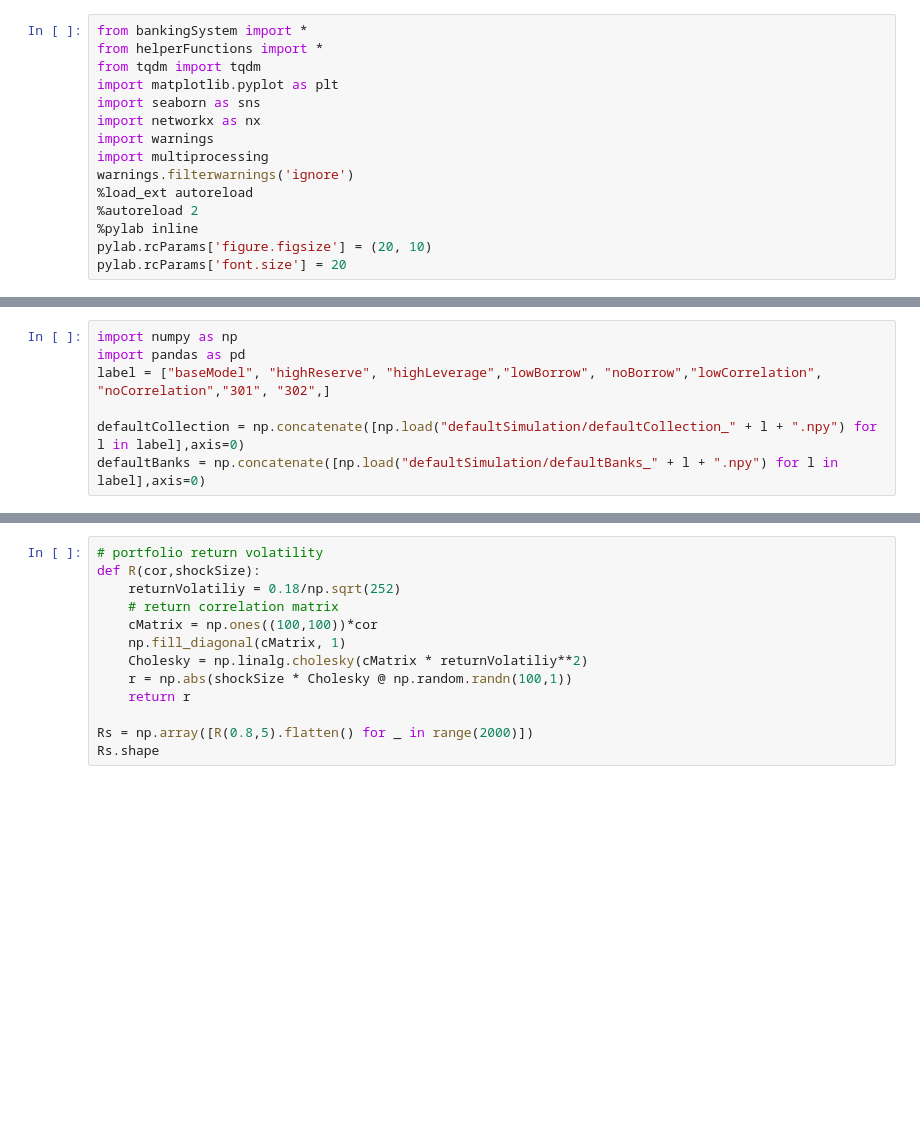
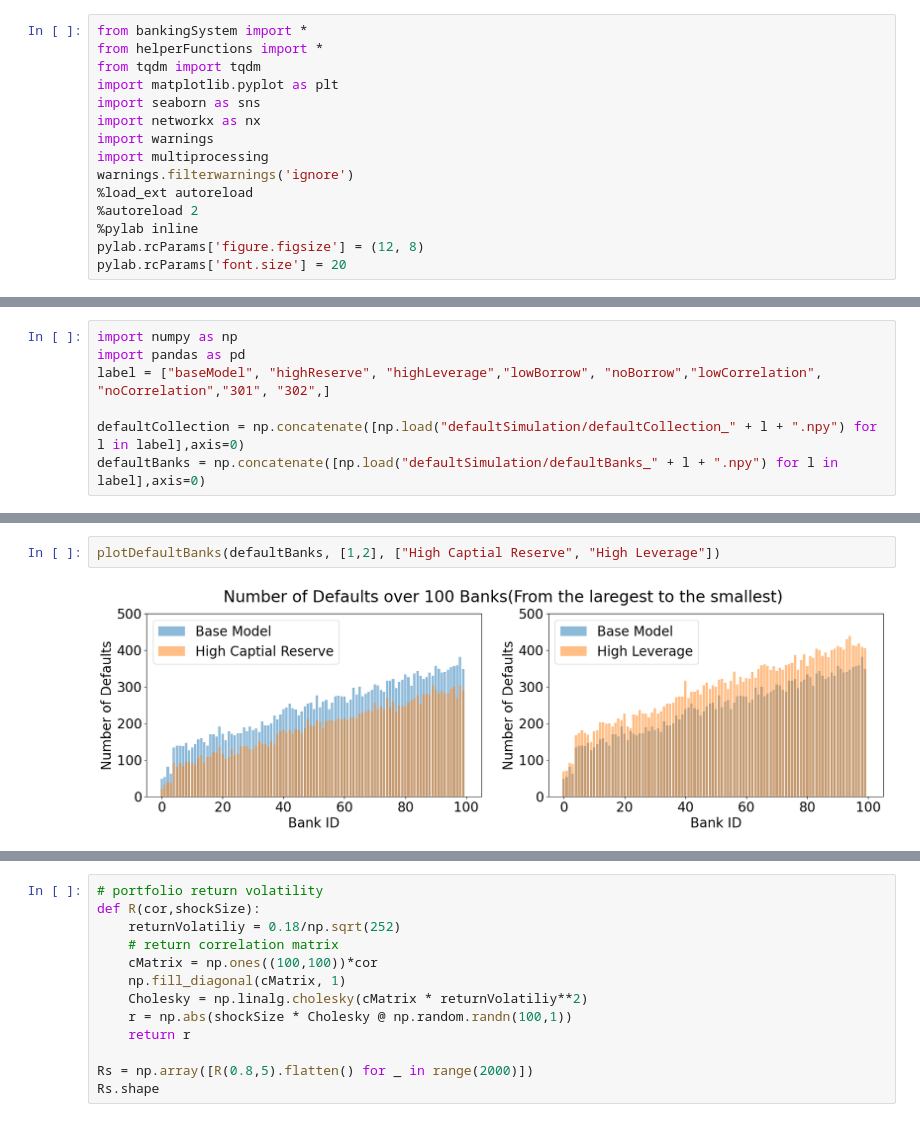
Before and after one commit to dongxulee/balanceSheet, a Jupyter notebook: bankingSystemSystematicRisk.ipynb, the cells around one changed output, grey strips where cells are left out. Cells and saved outputs as stored; diff of their text form; blank space fills up the shorter version.

```diff
--- a/bankingSystemSystematicRisk.ipynb
+++ b/bankingSystemSystematicRisk.ipynb
@@ -11,6 +11,6 @@ warnings.filterwarnings('ignore')
 %load_ext autoreload
 %autoreload 2
 %pylab inline
-pylab.rcParams['figure.figsize'] = (20, 10)
+pylab.rcParams['figure.figsize'] = (12, 8)
 pylab.rcParams['font.size'] = 20
 # %% [output]
@@ -75,0 +59,4 @@ Text(0.5, 0, 'Bank ID')
+# %%
+plotDefaultBanks(defaultBanks, [1,2], ["High Captial Reserve", "High Leverage"])
+# %% [output]
+[figure, added]
```
Also changed, not shown: parts of 7 cells of this notebook, 23 other files.
